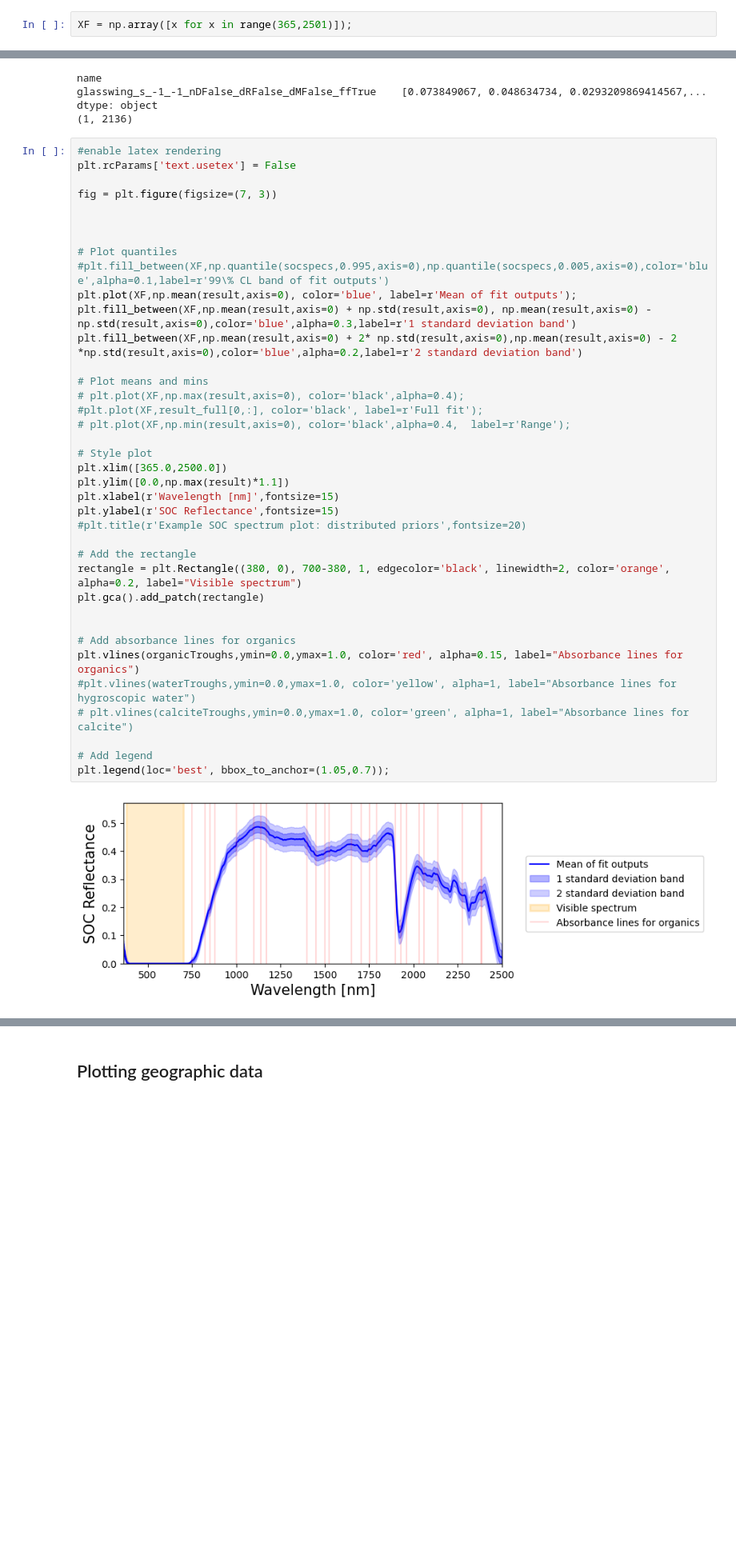
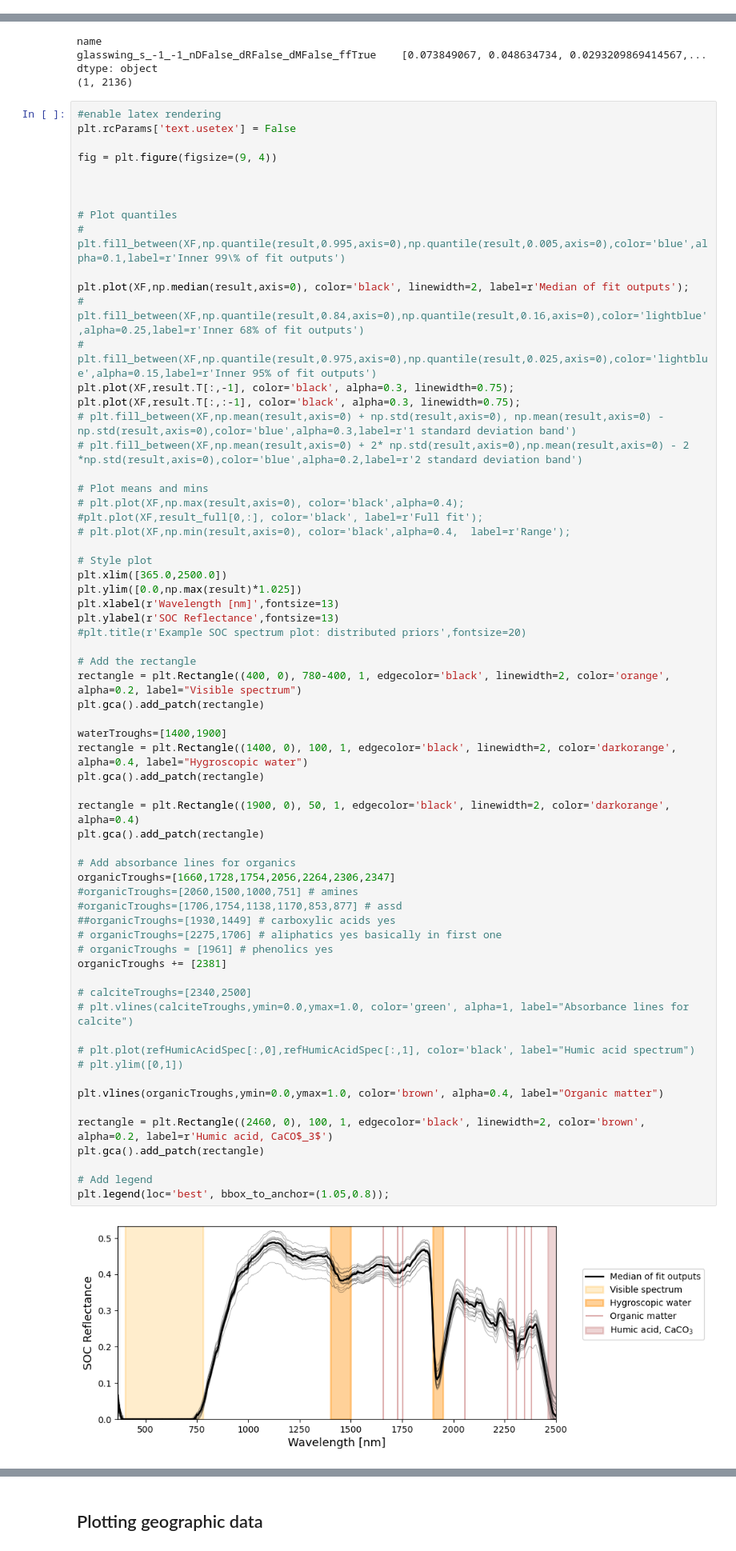
Before and after one commit to sujaynr/RaCA-Analysis, a Jupyter notebook: dataAnalysis.ipynb, the cells around one changed output, grey strips where cells are left out. Shown at 80% size. Cells and saved outputs as stored; diff of their text form; blank space fills up the shorter version.

Commit message:
Upload 5-pedon val training for reduced labels

```diff
--- a/dataAnalysis.ipynb
+++ b/dataAnalysis.ipynb
@@ -971,5 +977,3 @@ plt.plot(XF[:-1],correlation_coefficients)
-# %%
-XF = np.array([x for x in range(365,2501)]);
 # %%
 # Load the CSV file into a pandas dataframe
 df = pd.read_csv("results/SOC-spectrum-fullfit.csv")
@@ -991,40 +995,66 @@ dtype: object
 # %%
 #enable latex rendering
 plt.rcParams['text.usetex'] = False
 
-fig = plt.figure(figsize=(7, 3))
+fig = plt.figure(figsize=(9, 4))
 
 
 
 # Plot quantiles
-#plt.fill_between(XF,np.quantile(socspecs,0.995,axis=0),np.quantile(socspecs,0.005,axis=0),color='blue',alpha=0.1,label=r'99\% CL band of fit outputs')
-plt.plot(XF,np.mean(result,axis=0), color='blue', label=r'Mean of fit outputs');
-plt.fill_between(XF,np.mean(result,axis=0) + np.std(result,axis=0), np.mean(result,axis=0) - np.std(result,axis=0),color='blue',alpha=0.3,label=r'1 standard deviation band')
-plt.fill_between(XF,np.mean(result,axis=0) + 2* np.std(result,axis=0),np.mean(result,axis=0) - 2 *np.std(result,axis=0),color='blue',alpha=0.2,label=r'2 standard deviation band')
+# plt.fill_between(XF,np.quantile(result,0.995,axis=0),np.quantile(result,0.005,axis=0),color='blue',alpha=0.1,label=r'Inner 99\% of fit outputs')
+
+plt.plot(XF,np.median(result,axis=0), color='black', linewidth=2, label=r'Median of fit outputs');
+# plt.fill_between(XF,np.quantile(result,0.84,axis=0),np.quantile(result,0.16,axis=0),color='lightblue',alpha=0.25,label=r'Inner 68% of fit outputs')
+# plt.fill_between(XF,np.quantile(result,0.975,axis=0),np.quantile(result,0.025,axis=0),color='lightblue',alpha=0.15,label=r'Inner 95% of fit outputs')
+plt.plot(XF,result.T[:,-1], color='black', alpha=0.3, linewidth=0.75);
+plt.plot(XF,result.T[:,:-1], color='black', alpha=0.3, linewidth=0.75);
+# plt.fill_between(XF,np.mean(result,axis=0) + np.std(result,axis=0), np.mean(result,axis=0) - np.std(result,axis=0),color='blue',alpha=0.3,label=r'1 standard deviation band')
+# plt.fill_between(XF,np.mean(result,axis=0) + 2* np.std(result,axis=0),np.mean(result,axis=0) - 2 *np.std(result,axis=0),color='blue',alpha=0.2,label=r'2 standard deviation band')
 
 # Plot means and mins
 # plt.plot(XF,np.max(result,axis=0), color='black',alpha=0.4);
 #plt.plot(XF,result_full[0,:], color='black', label=r'Full fit');
 # plt.plot(XF,np.min(result,axis=0), color='black',alpha=0.4,  label=r'Range');
 
 # Style plot
 plt.xlim([365.0,2500.0])
-plt.ylim([0.0,np.max(result)*1.1])
-plt.xlabel(r'Wavelength [nm]',fontsize=15)
-plt.ylabel(r'SOC Reflectance',fontsize=15)
+plt.ylim([0.0,np.max(result)*1.025])
+plt.xlabel(r'Wavelength [nm]',fontsize=13)
+plt.ylabel(r'SOC Reflectance',fontsize=13)
 #plt.title(r'Example SOC spectrum plot: distributed priors',fontsize=20)
 
 # Add the rectangle
-rectangle = plt.Rectangle((380, 0), 700-380, 1, edgecolor='black', linewidth=2, color='orange', alpha=0.2, label="Visible spectrum")
+rectangle = plt.Rectangle((400, 0), 780-400, 1, edgecolor='black', linewidth=2, color='orange', alpha=0.2, label="Visible spectrum")
 plt.gca().add_patch(rectangle)
 
+waterTroughs=[1400,1900]
+rectangle = plt.Rectangle((1400, 0), 100, 1, edgecolor='black', linewidth=2, color='darkorange', alpha=0.4, label="Hygroscopic water")
+plt.gca().add_patch(rectangle)
+
+rectangle = plt.Rectangle((1900, 0), 50, 1, edgecolor='black', linewidth=2, color='darkorange', alpha=0.4)
+plt.gca().add_patch(rectangle)
 
 # Add absorbance lines for organics
-plt.vlines(organicTroughs,ymin=0.0,ymax=1.0, color='red', alpha=0.15, label="Absorbance lines for organics")
-#plt.vlines(waterTroughs,ymin=0.0,ymax=1.0, color='yellow', alpha=1, label="Absorbance lines for hygroscopic water")
+organicTroughs=[1660,1728,1754,2056,2264,2306,2347]
+#organicTroughs=[2060,1500,1000,751] # amines
+#organicTroughs=[1706,1754,1138,1170,853,877] # assd
+##organicTroughs=[1930,1449] # carboxylic acids yes
+# organicTroughs=[2275,1706] # aliphatics yes basically in first one
+# organicTroughs = [1961] # phenolics yes
+organicTroughs += [2381]
+
+# calciteTroughs=[2340,2500]
 # plt.vlines(calciteTroughs,ymin=0.0,ymax=1.0, color='green', alpha=1, label="Absorbance lines for calcite")
 
+# plt.plot(refHumicAcidSpec[:,0],refHumicAcidSpec[:,1], color='black', label="Humic acid spectrum")
+# plt.ylim([0,1])
+
+plt.vlines(organicTroughs,ymin=0.0,ymax=1.0, color='brown', alpha=0.4, label="Organic matter")
+
+rectangle = plt.Rectangle((2460, 0), 100, 1, edgecolor='black', linewidth=2, color='brown', alpha=0.2, label=r'Humic acid, CaCO$_3$')
+plt.gca().add_patch(rectangle)
+
 # Add legend
-plt.legend(loc='best', bbox_to_anchor=(1.05,0.7));
+plt.legend(loc='best', bbox_to_anchor=(1.05,0.8));
 # %% [output]
-[figure, old version]
+[figure, new version]
```
Also changed, not shown: parts of 18 cells of this notebook, 2 other files.
